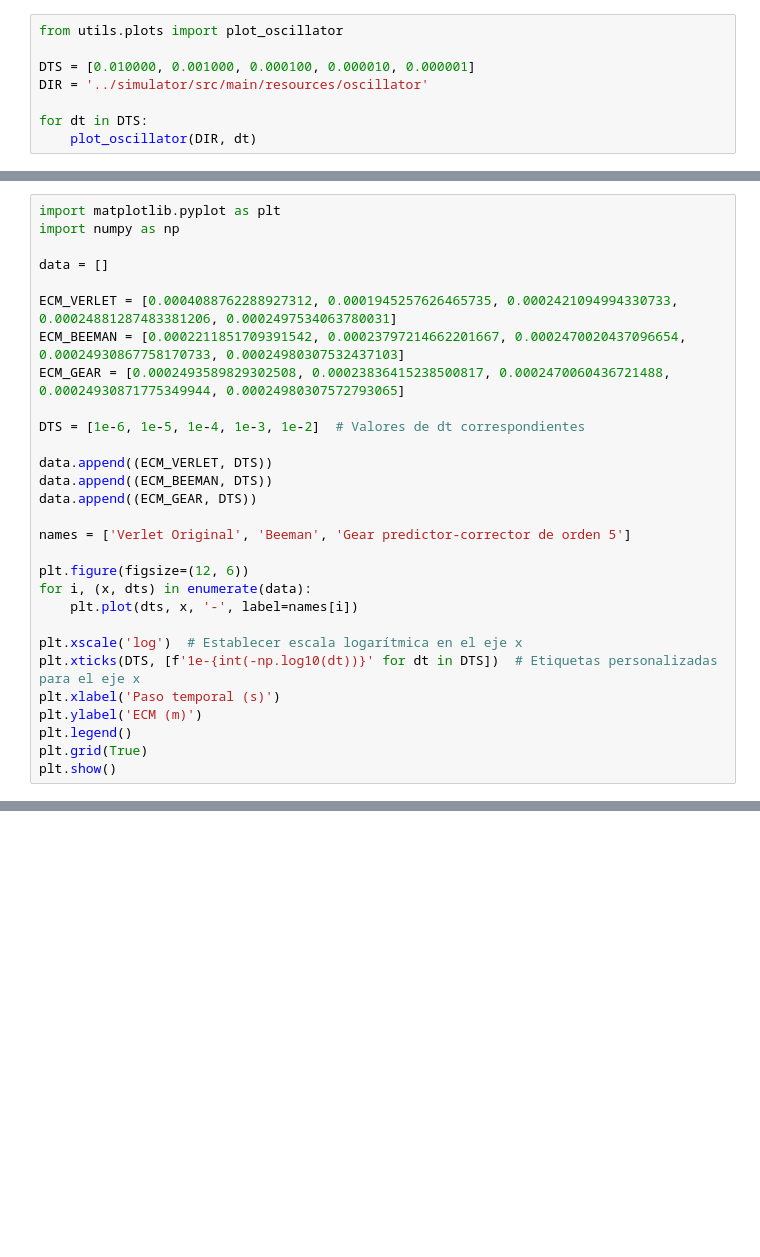
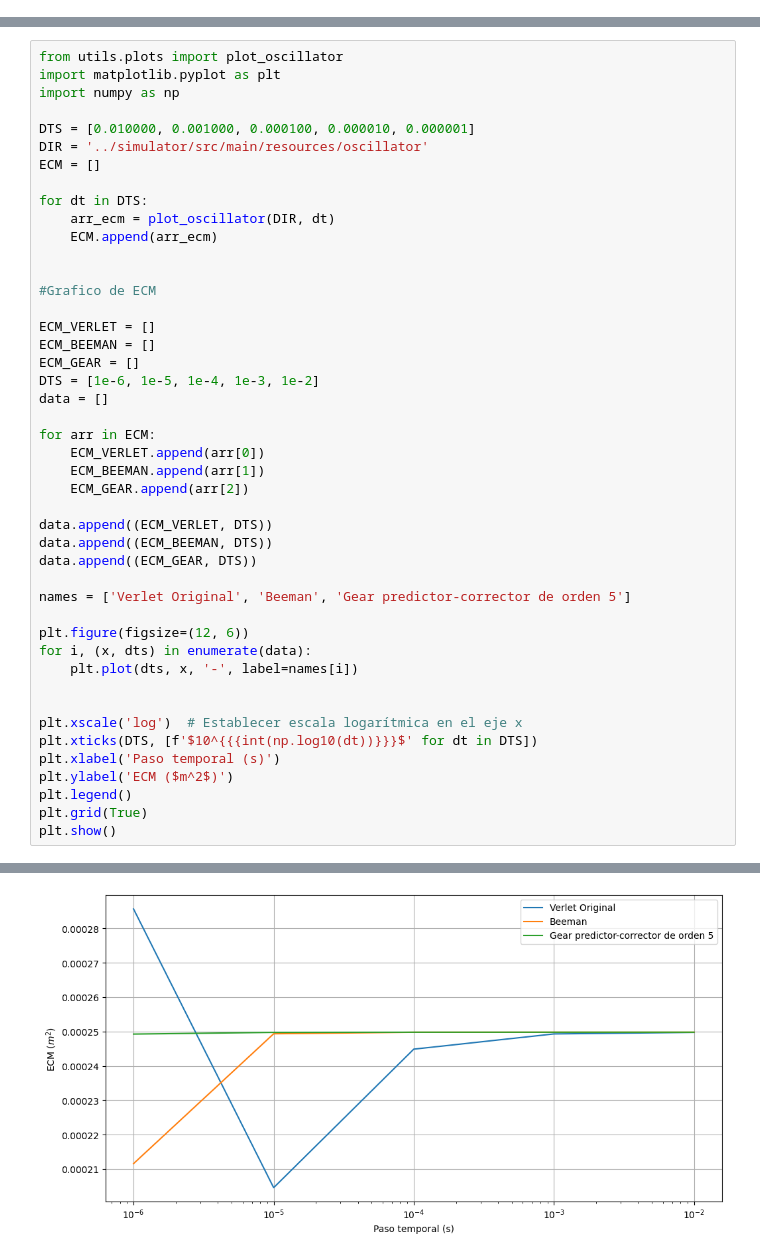
Before and after one commit to lukyferreiro/TPs-SS, a Jupyter notebook: TP4/animation/oscillator.ipynb, the cells around one changed output, grey strips where cells are left out. Saved outputs shown, nothing was run; the diff lists cells and outputs as text; blank space fills up the shorter version.

Commit message:
Update plot

```diff
--- a/TP4/animation/oscillator.ipynb
+++ b/TP4/animation/oscillator.ipynb
@@ -1,8 +0,0 @@
-# %%
-from utils.plots import plot_oscillator
-
-DTS = [0.010000, 0.001000, 0.000100, 0.000010, 0.000001]
-DIR = '../simulator/src/main/resources/oscillator'
-
-for dt in DTS:
-    plot_oscillator(DIR, dt)
@@ -45,14 +1,29 @@ ECM GearPredictor: 0.00024980307572793065
 # %%
+from utils.plots import plot_oscillator
 import matplotlib.pyplot as plt
 import numpy as np
 
+DTS = [0.010000, 0.001000, 0.000100, 0.000010, 0.000001]
+DIR = '../simulator/src/main/resources/oscillator'
+ECM = []
+
+for dt in DTS:
+    arr_ecm = plot_oscillator(DIR, dt)
+    ECM.append(arr_ecm)
+
+
+#Grafico de ECM
+
+ECM_VERLET = []
+ECM_BEEMAN = []
+ECM_GEAR = []
+DTS = [1e-6, 1e-5, 1e-4, 1e-3, 1e-2]
 data = []
 
-ECM_VERLET = [0.0004088762288927312, 0.0001945257626465735, 0.0002421094994330733, 0.00024881287483381206, 0.0002497534063780031]
-ECM_BEEMAN = [0.0002211851709391542, 0.00023797214662201667, 0.0002470020437096654, 0.00024930867758170733, 0.00024980307532437103]
-ECM_GEAR = [0.0002493589829302508, 0.00023836415238500817, 0.0002470060436721488, 0.00024930871775349944, 0.00024980307572793065]
-
-DTS = [1e-6, 1e-5, 1e-4, 1e-3, 1e-2]  # Valores de dt correspondientes
+for arr in ECM:
+    ECM_VERLET.append(arr[0])
+    ECM_BEEMAN.append(arr[1])
+    ECM_GEAR.append(arr[2])
 
 data.append((ECM_VERLET, DTS))
 data.append((ECM_BEEMAN, DTS))
@@ -64,10 +35,11 @@ plt.figure(figsize=(12, 6))
 for i, (x, dts) in enumerate(data):
     plt.plot(dts, x, '-', label=names[i])
 
+
 plt.xscale('log')  # Establecer escala logarítmica en el eje x
-plt.xticks(DTS, [f'1e-{int(-np.log10(dt))}' for dt in DTS])  # Etiquetas personalizadas para el eje x
+plt.xticks(DTS, [f'$10^{{{int(np.log10(dt))}}}$' for dt in DTS])
 plt.xlabel('Paso temporal (s)')
-plt.ylabel('ECM (m)')
+plt.ylabel('ECM ($m^2$)')
 plt.legend()
 plt.grid(True)
 plt.show()
@@ -75,0 +72 @@ plt.show()
+[figure, added]
```
Also changed, not shown: parts of 2 cells of this notebook, 1 other file.
